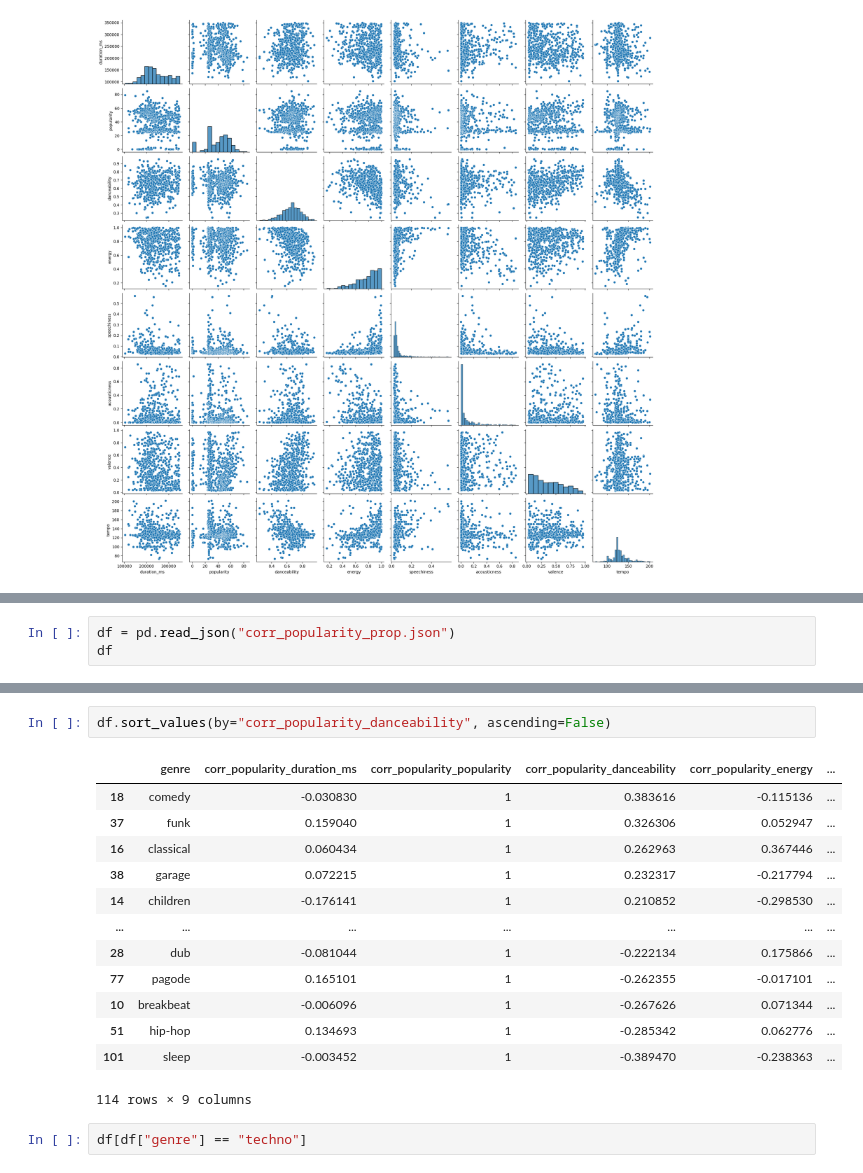
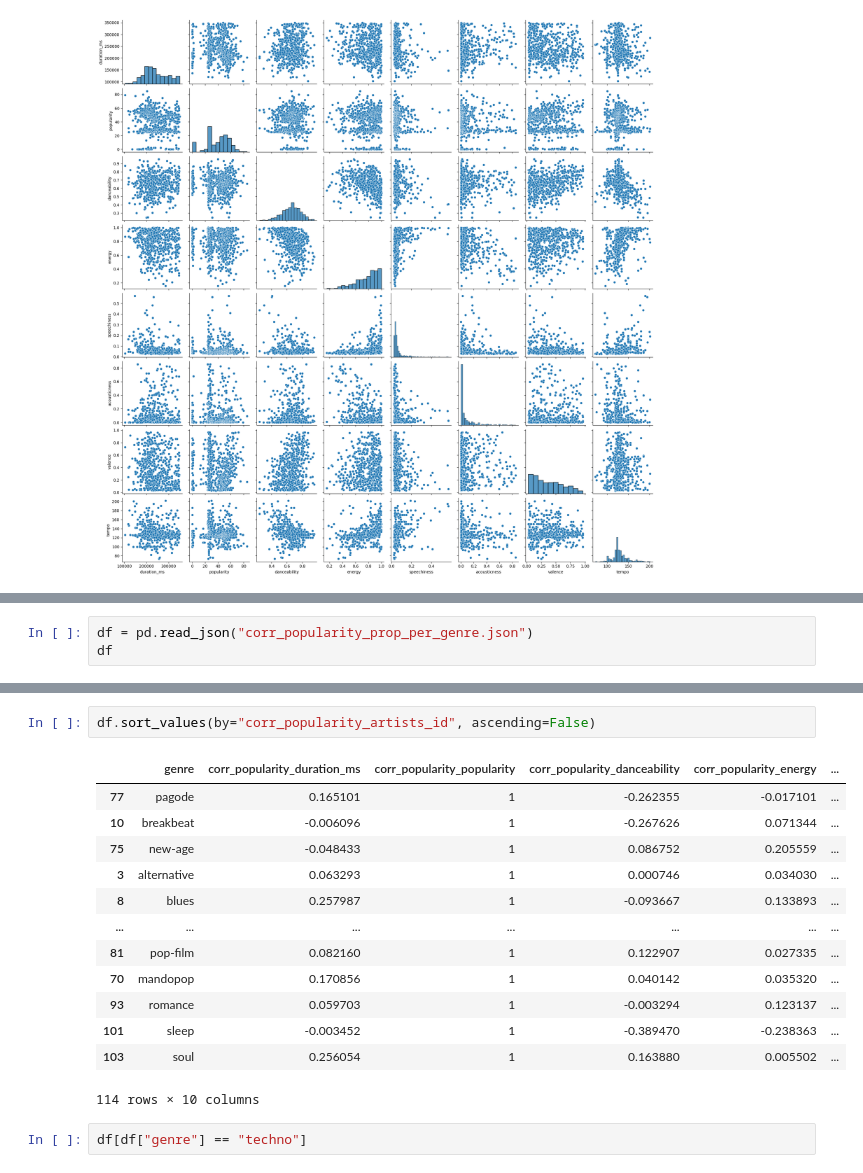
Before and after one commit to VadimSteshkov/spotify-api-data-engineering, a Jupyter notebook: notebooks/track_property_dependencie.ipynb, the cells around one changed output, grey strips where cells are left out. Saved outputs shown, nothing was run; the diff lists cells and outputs as text.

```diff
--- a/notebooks/track_property_dependencie.ipynb
+++ b/notebooks/track_property_dependencie.ipynb
@@ -271,5 +329,5 @@ df_corr_popularity_prop.to_json("corr_popularity_prop.json")
 # %%
-df = pd.read_json("corr_popularity_prop.json")
+df = pd.read_json("corr_popularity_prop_per_genre.json")
 df
 # %% [output]
 |  | genre | corr_popularity_duration_ms | corr_popularity_popularity | corr_popularity_danceability | corr_popularity_energy | ... |
@@ -288,19 +346,19 @@ df
 # %%
-df.sort_values(by="corr_popularity_danceability", ascending=False)
+df.sort_values(by="corr_popularity_artists_id", ascending=False)
 # %% [output]
 |  | genre | corr_popularity_duration_ms | corr_popularity_popularity | corr_popularity_danceability | corr_popularity_energy | ... |
-| 18 | comedy | -0.030830 | 1 | 0.383616 | -0.115136 | ... |
-| 37 | funk | 0.159040 | 1 | 0.326306 | 0.052947 | ... |
-| 16 | classical | 0.060434 | 1 | 0.262963 | 0.367446 | ... |
-| 38 | garage | 0.072215 | 1 | 0.232317 | -0.217794 | ... |
-| 14 | children | -0.176141 | 1 | 0.210852 | -0.298530 | ... |
-| ... | ... | ... | ... | ... | ... | ... |
-| 28 | dub | -0.081044 | 1 | -0.222134 | 0.175866 | ... |
 | 77 | pagode | 0.165101 | 1 | -0.262355 | -0.017101 | ... |
 | 10 | breakbeat | -0.006096 | 1 | -0.267626 | 0.071344 | ... |
-| 51 | hip-hop | 0.134693 | 1 | -0.285342 | 0.062776 | ... |
+| 75 | new-age | -0.048433 | 1 | 0.086752 | 0.205559 | ... |
+| 3 | alternative | 0.063293 | 1 | 0.000746 | 0.034030 | ... |
+| 8 | blues | 0.257987 | 1 | -0.093667 | 0.133893 | ... |
+| ... | ... | ... | ... | ... | ... | ... |
+| 81 | pop-film | 0.082160 | 1 | 0.122907 | 0.027335 | ... |
+| 70 | mandopop | 0.170856 | 1 | 0.040142 | 0.035320 | ... |
+| 93 | romance | 0.059703 | 1 | -0.003294 | 0.123137 | ... |
 | 101 | sleep | -0.003452 | 1 | -0.389470 | -0.238363 | ... |
+| 103 | soul | 0.256054 | 1 | 0.163880 | 0.005502 | ... |
-114 rows × 9 columns
+114 rows × 10 columns
 # %%
 df[df["genre"] == "techno"]
 # %% [output]
```
Also changed, not shown: parts of 19 cells of this notebook, 5 other files.
